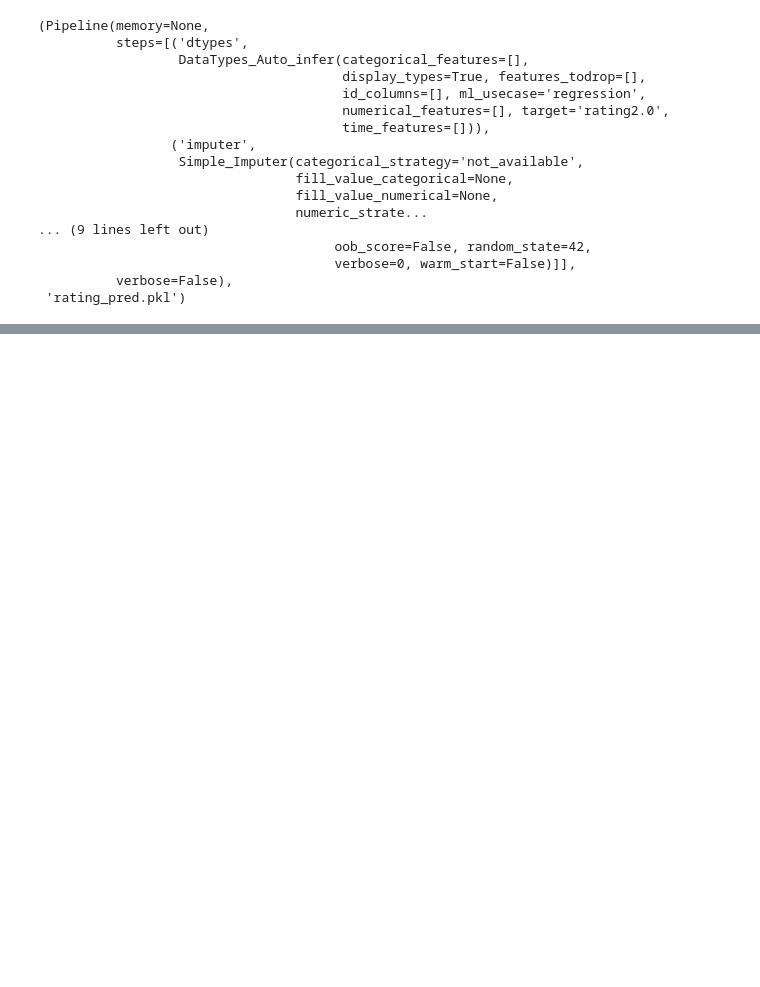
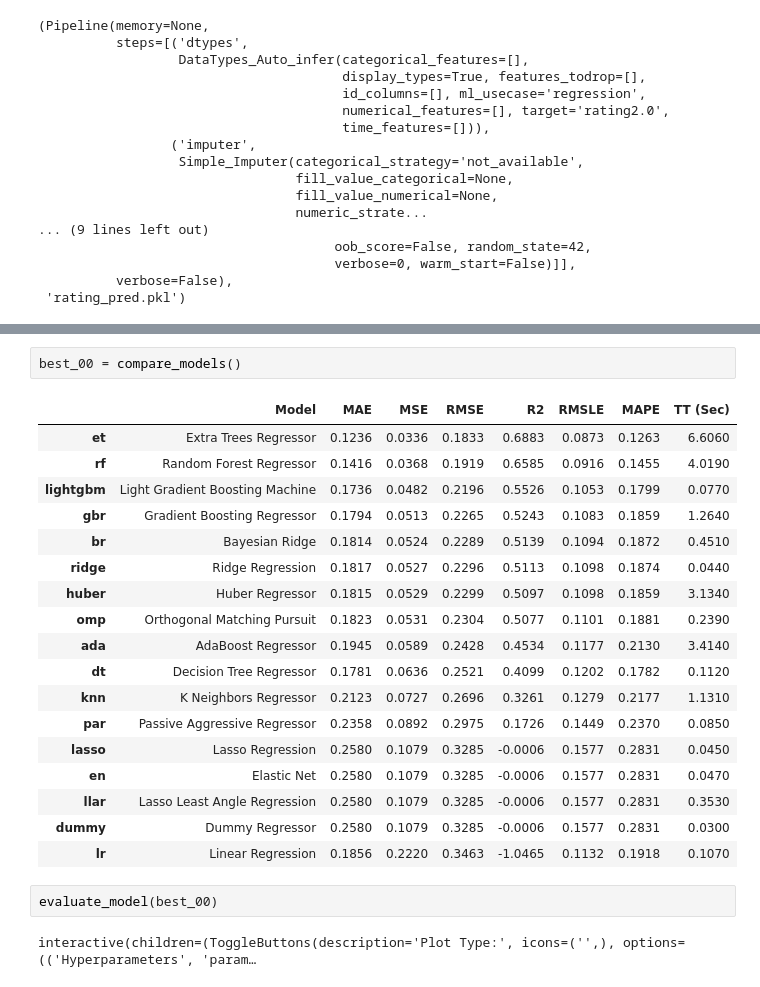
Before and after one commit to Lucascapdeville/CSGO_Player_Perfomance, a Jupyter notebook: pycaret_modeling.ipynb, the cells around one changed output, grey strips where cells are left out. Cells and saved outputs as stored; diff of their text form; blank space fills up the shorter version.

Commit message:
First version Tableau
Finished the first version of the presentation.

Need:
Readme
Folder

```diff
--- a/pycaret_modeling.ipynb
+++ b/pycaret_modeling.ipynb
@@ -114,0 +137,25 @@ Transformation Pipeline and Model Successfully Saved
+# %%
+best_00 = compare_models()
+# %% [output]
+|  | Model | MAE | MSE | RMSE | R2 | RMSLE | MAPE | TT (Sec) |
+| et | Extra Trees Regressor | 0.1236 | 0.0336 | 0.1833 | 0.6883 | 0.0873 | 0.1263 | 6.6060 |
+| rf | Random Forest Regressor | 0.1416 | 0.0368 | 0.1919 | 0.6585 | 0.0916 | 0.1455 | 4.0190 |
+| lightgbm | Light Gradient Boosting Machine | 0.1736 | 0.0482 | 0.2196 | 0.5526 | 0.1053 | 0.1799 | 0.0770 |
+| gbr | Gradient Boosting Regressor | 0.1794 | 0.0513 | 0.2265 | 0.5243 | 0.1083 | 0.1859 | 1.2640 |
+| br | Bayesian Ridge | 0.1814 | 0.0524 | 0.2289 | 0.5139 | 0.1094 | 0.1872 | 0.4510 |
+| ridge | Ridge Regression | 0.1817 | 0.0527 | 0.2296 | 0.5113 | 0.1098 | 0.1874 | 0.0440 |
+| huber | Huber Regressor | 0.1815 | 0.0529 | 0.2299 | 0.5097 | 0.1098 | 0.1859 | 3.1340 |
+| omp | Orthogonal Matching Pursuit | 0.1823 | 0.0531 | 0.2304 | 0.5077 | 0.1101 | 0.1881 | 0.2390 |
+| ada | AdaBoost Regressor | 0.1945 | 0.0589 | 0.2428 | 0.4534 | 0.1177 | 0.2130 | 3.4140 |
+| dt | Decision Tree Regressor | 0.1781 | 0.0636 | 0.2521 | 0.4099 | 0.1202 | 0.1782 | 0.1120 |
+| knn | K Neighbors Regressor | 0.2123 | 0.0727 | 0.2696 | 0.3261 | 0.1279 | 0.2177 | 1.1310 |
+| par | Passive Aggressive Regressor | 0.2358 | 0.0892 | 0.2975 | 0.1726 | 0.1449 | 0.2370 | 0.0850 |
+| lasso | Lasso Regression | 0.2580 | 0.1079 | 0.3285 | -0.0006 | 0.1577 | 0.2831 | 0.0450 |
+| en | Elastic Net | 0.2580 | 0.1079 | 0.3285 | -0.0006 | 0.1577 | 0.2831 | 0.0470 |
+| llar | Lasso Least Angle Regression | 0.2580 | 0.1079 | 0.3285 | -0.0006 | 0.1577 | 0.2831 | 0.3530 |
+| dummy | Dummy Regressor | 0.2580 | 0.1079 | 0.3285 | -0.0006 | 0.1577 | 0.2831 | 0.0300 |
+| lr | Linear Regression | 0.1856 | 0.2220 | 0.3463 | -1.0465 | 0.1132 | 0.1918 | 0.1070 |
+# %%
+evaluate_model(best_00)
+# %% [output]
+interactive(children=(ToggleButtons(description='Plot Type:', icons=('',), options=(('Hyperparameters', 'param…
```
Also changed, not shown: parts of 2 cells of this notebook, 14 other files.
